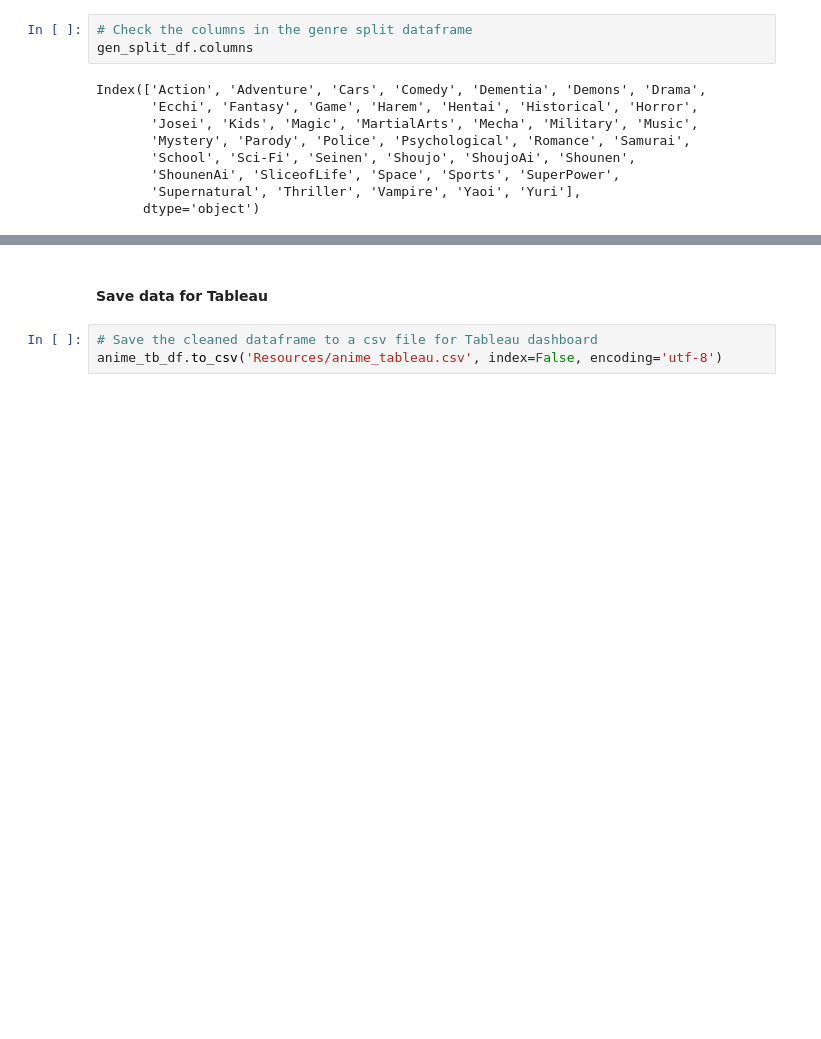
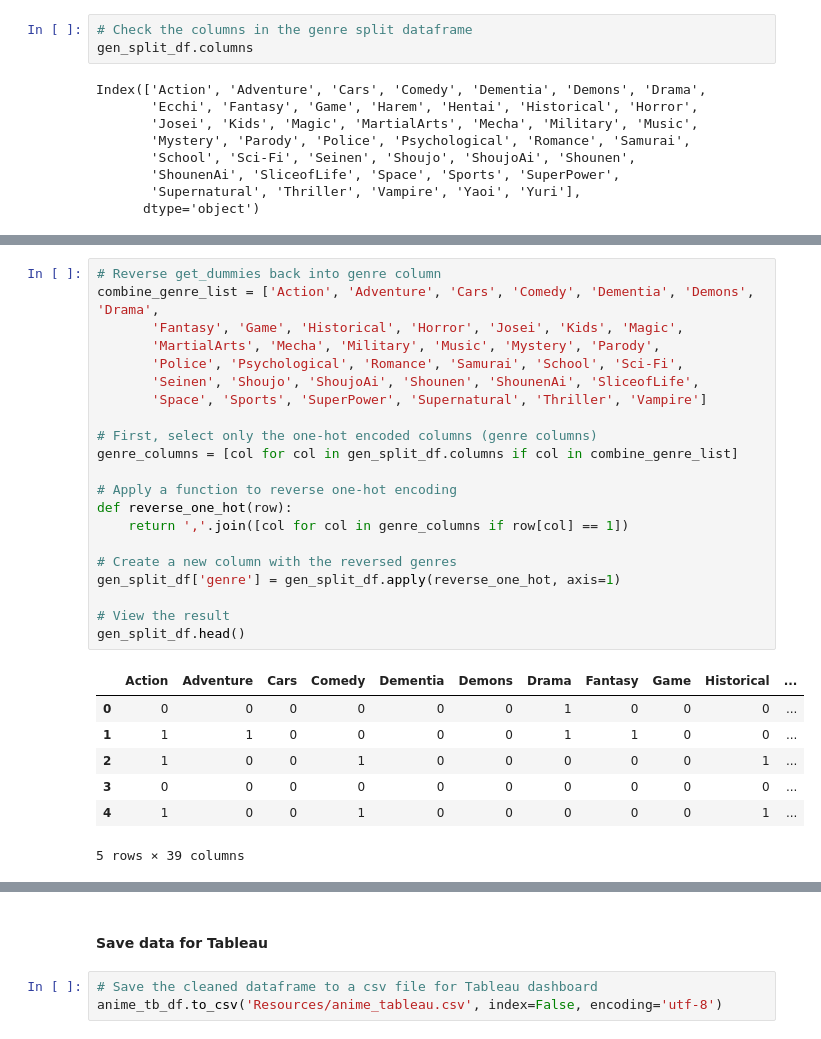
Before and after one commit to AIDecisions/capstone_project, a Jupyter notebook: 2-tableau_cleaning_cruiz.ipynb, the cells around one changed output, grey strips where cells are left out. Cells and saved outputs as stored; diff of their text form; blank space fills up the shorter version.

```diff
--- a/2-tableau_cleaning_cruiz.ipynb
+++ b/2-tableau_cleaning_cruiz.ipynb
@@ -48,0 +89,29 @@ Index(['Action', 'Adventure', 'Cars', 'Comedy', 'Dementia', 'Demons', 'Drama',
+# %%
+# Reverse get_dummies back into genre column
+combine_genre_list = ['Action', 'Adventure', 'Cars', 'Comedy', 'Dementia', 'Demons', 'Drama',
+       'Fantasy', 'Game', 'Historical', 'Horror', 'Josei', 'Kids', 'Magic',
+       'MartialArts', 'Mecha', 'Military', 'Music', 'Mystery', 'Parody',
+       'Police', 'Psychological', 'Romance', 'Samurai', 'School', 'Sci-Fi',
+       'Seinen', 'Shoujo', 'ShoujoAi', 'Shounen', 'ShounenAi', 'SliceofLife',
+       'Space', 'Sports', 'SuperPower', 'Supernatural', 'Thriller', 'Vampire']
+
+# First, select only the one-hot encoded columns (genre columns)
+genre_columns = [col for col in gen_split_df.columns if col in combine_genre_list]
+
+# Apply a function to reverse one-hot encoding
+def reverse_one_hot(row):
+    return ','.join([col for col in genre_columns if row[col] == 1])
+
+# Create a new column with the reversed genres
+gen_split_df['genre'] = gen_split_df.apply(reverse_one_hot, axis=1)
+
+# View the result
+gen_split_df.head()
+# %% [output]
+|  | Action | Adventure | Cars | Comedy | Dementia | Demons | Drama | Fantasy | Game | Historical | ... |
+| 0 | 0 | 0 | 0 | 0 | 0 | 0 | 1 | 0 | 0 | 0 | ... |
+| 1 | 1 | 1 | 0 | 0 | 0 | 0 | 1 | 1 | 0 | 0 | ... |
+| 2 | 1 | 0 | 0 | 1 | 0 | 0 | 0 | 0 | 0 | 1 | ... |
+| 3 | 0 | 0 | 0 | 0 | 0 | 0 | 0 | 0 | 0 | 0 | ... |
+| 4 | 1 | 0 | 0 | 1 | 0 | 0 | 0 | 0 | 0 | 1 | ... |
+5 rows × 39 columns
```
Also changed, not shown: parts of 9 cells of this notebook, 1 other file.
